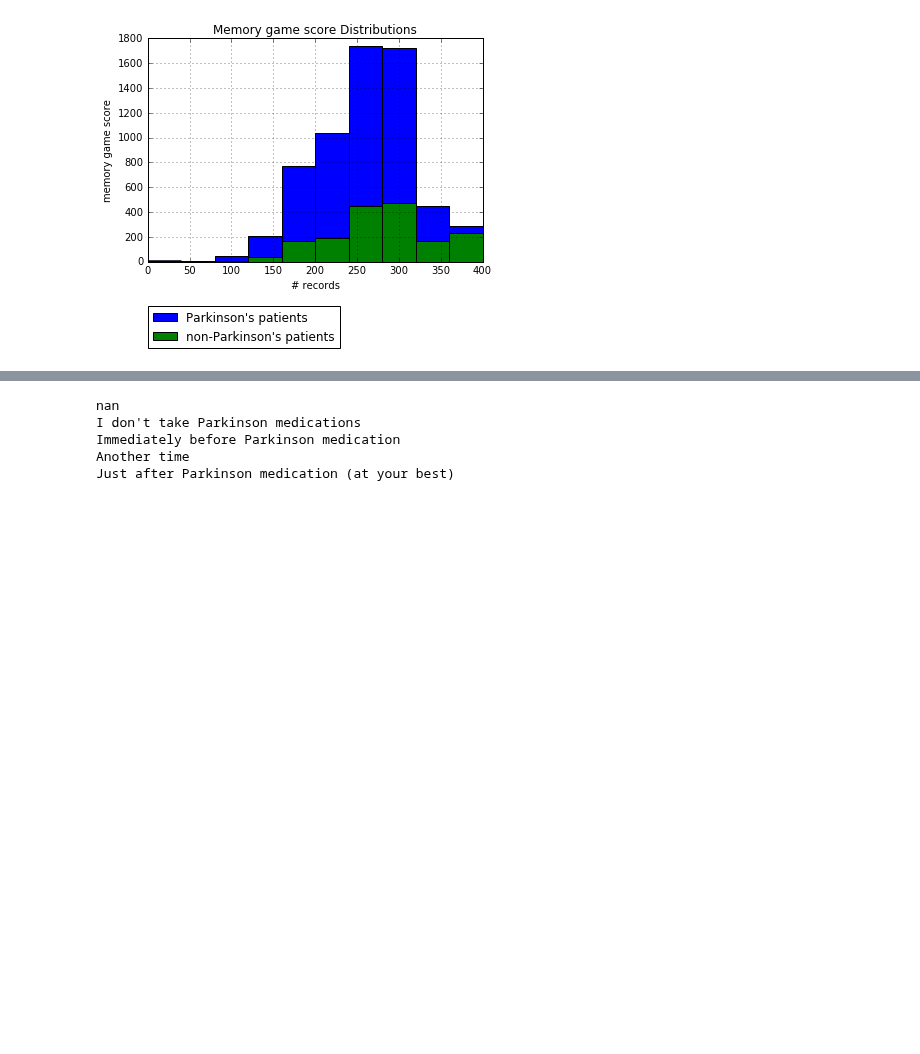
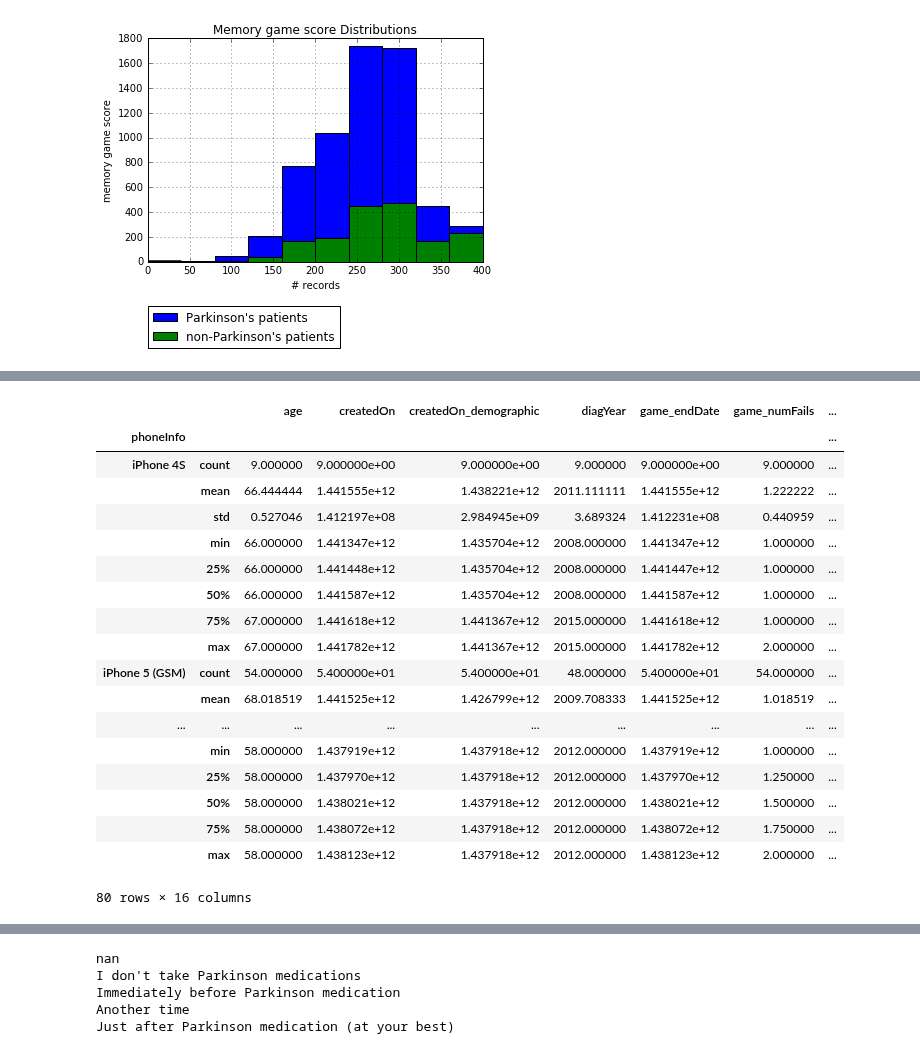
Before and after one commit to mattoby/mpower_memory, a Jupyter notebook: Memory_Data_Overview_01192016.ipynb, the cells around one changed output, grey strips where cells are left out. Cells and saved outputs as stored; diff of their text form; code cells hidden in the pictures; blank space fills up the shorter version.

```diff
--- a/Memory_Data_Overview_01192016.ipynb
+++ b/Memory_Data_Overview_01192016.ipynb
@@ -188,0 +218,24 @@ pass
+# %%
+grouped = data.groupby('phoneInfo')
+# %%
+grouped.describe()
+# %% [output]
+|  |  | age | createdOn | createdOn_demographic | diagYear | game_endDate | game_numFails | ... |
+| phoneInfo |  |  |  |  |  |  |  | ... |
+| iPhone 4S | count | 9.000000 | 9.000000e+00 | 9.000000e+00 | 9.000000 | 9.000000e+00 | 9.000000 | ... |
+|  | mean | 66.444444 | 1.441555e+12 | 1.438221e+12 | 2011.111111 | 1.441555e+12 | 1.222222 | ... |
+|  | std | 0.527046 | 1.412197e+08 | 2.984945e+09 | 3.689324 | 1.412231e+08 | 0.440959 | ... |
+|  | min | 66.000000 | 1.441347e+12 | 1.435704e+12 | 2008.000000 | 1.441347e+12 | 1.000000 | ... |
+|  | 25% | 66.000000 | 1.441448e+12 | 1.435704e+12 | 2008.000000 | 1.441447e+12 | 1.000000 | ... |
+|  | 50% | 66.000000 | 1.441587e+12 | 1.435704e+12 | 2008.000000 | 1.441587e+12 | 1.000000 | ... |
+|  | 75% | 67.000000 | 1.441618e+12 | 1.441367e+12 | 2015.000000 | 1.441618e+12 | 1.000000 | ... |
+|  | max | 67.000000 | 1.441782e+12 | 1.441367e+12 | 2015.000000 | 1.441782e+12 | 2.000000 | ... |
+| iPhone 5 (GSM) | count | 54.000000 | 5.400000e+01 | 5.400000e+01 | 48.000000 | 5.400000e+01 | 54.000000 | ... |
+|  | mean | 68.018519 | 1.441525e+12 | 1.426799e+12 | 2009.708333 | 1.441525e+12 | 1.018519 | ... |
+| ... | ... | ... | ... | ... | ... | ... | ... | ... |
+|  | min | 58.000000 | 1.437919e+12 | 1.437918e+12 | 2012.000000 | 1.437919e+12 | 1.000000 | ... |
+|  | 25% | 58.000000 | 1.437970e+12 | 1.437918e+12 | 2012.000000 | 1.437970e+12 | 1.250000 | ... |
+|  | 50% | 58.000000 | 1.438021e+12 | 1.437918e+12 | 2012.000000 | 1.438021e+12 | 1.500000 | ... |
+|  | 75% | 58.000000 | 1.438072e+12 | 1.437918e+12 | 2012.000000 | 1.438072e+12 | 1.750000 | ... |
+|  | max | 58.000000 | 1.438123e+12 | 1.437918e+12 | 2012.000000 | 1.438123e+12 | 2.000000 | ... |
+80 rows × 16 columns
```
Also changed, not shown: parts of 13 cells of this notebook.
